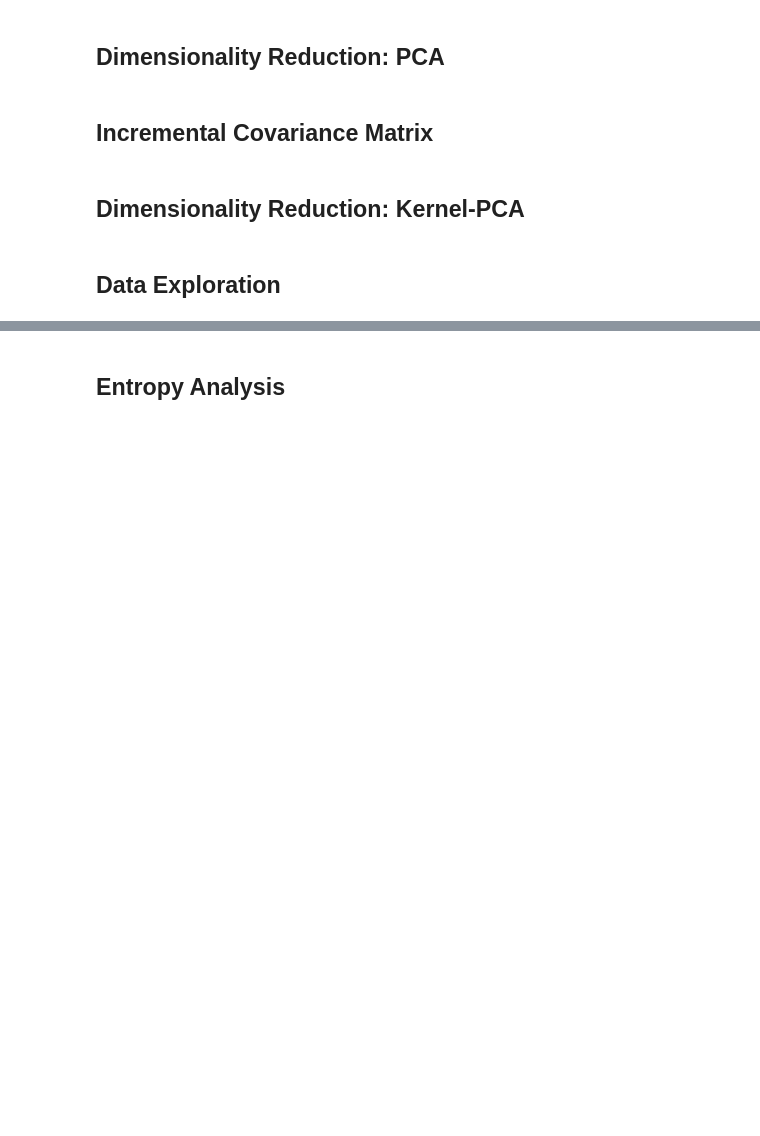
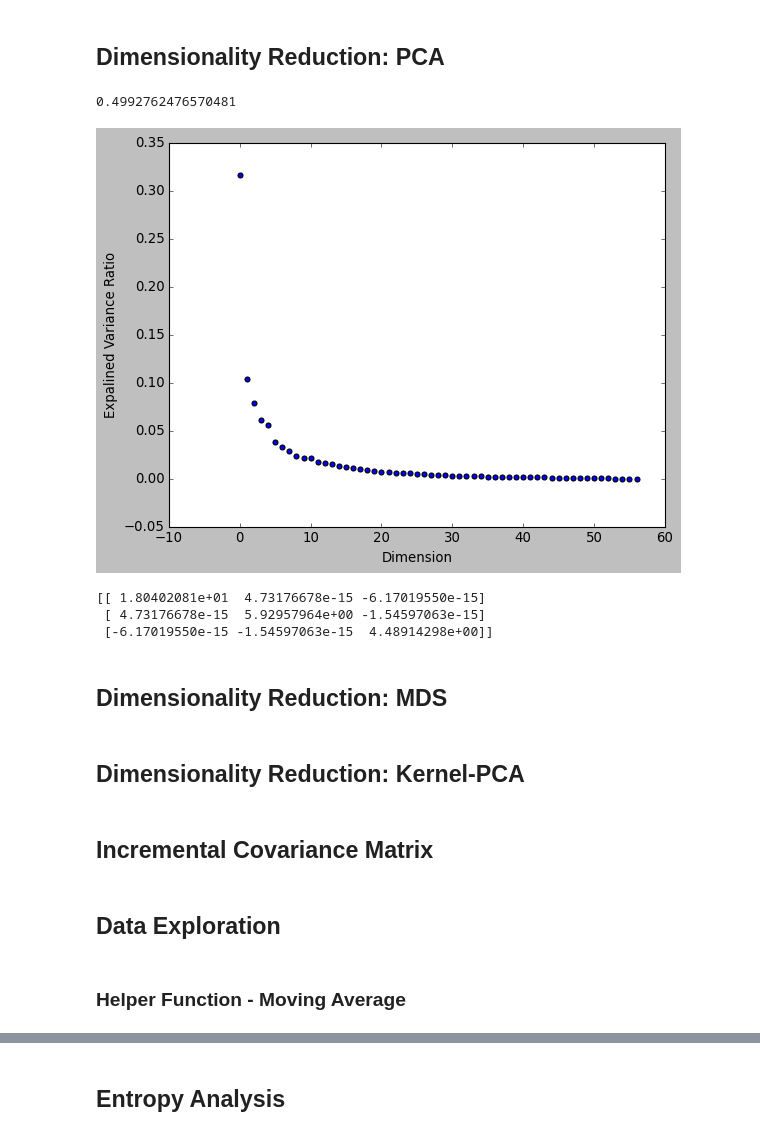
Before and after one commit to laporastrelli/Final_Year_Project, a Jupyter notebook: traj_processing_BIG_DATA.ipynb, the cells around one changed output, grey strips where cells are left out. Saved outputs shown, nothing was run; the diff lists cells and outputs as text; code cells hidden in the pictures; blank space fills up the shorter version.

```diff
--- a/traj_processing_BIG_DATA.ipynb
+++ b/traj_processing_BIG_DATA.ipynb
@@ -108,17 +112,25 @@ plt.plot(x1, m*x1 + b)
 # %%
 # inspecting inter-dimensional variance with PCA
 pca = PCA()
 pca.fit(all_trajectories)
 
-plt.scatter(np.arange(sampled_trajectories.shape[1]), pca.explained_variance_ratio_)
+plt.scatter(np.arange(all_trajectories.shape[1]), pca.explained_variance_ratio_)
 print(sum(pca.explained_variance_ratio_[0:3]))
 plt.ylabel('Expalined Variance Ratio')
 plt.xlabel('Dimension')
 plt.show()
 
 # reduce data according to explained variance values using linear PCA
 pca = PCA(n_components=3)
-reduced_traj = pca.fit_transform(sampled_trajectories)
+reduced_traj = pca.fit_transform(all_trajectories)
 reduced_traj.shape
 
 print(np.cov(np.transpose(reduced_traj)))
+# %% [output]
+0.4992762476570481
+[figure, added]
+[[ 1.80402081e+01  4.73176678e-15 -6.17019550e-15]
+ [ 4.73176678e-15  5.92957964e+00 -1.54597063e-15]
+ [-6.17019550e-15 -1.54597063e-15  4.48914298e+00]]
+# %% [markdown]
+## Dimensionality Reduction: MDS
@@ -124,0 +143,2 @@ print(np.cov(np.transpose(reduced_traj)))
+# %% [markdown]
+## Dimensionality Reduction: Kernel-PCA
@@ -154,5 +178,3 @@ for i, time_bin in enumerate(trajectories):
                     cov_init[k,j] = cov_init[j,k]
 
             n_init = n_init+1
-# %% [markdown]
-## Dimensionality Reduction: Kernel-PCA
@@ -163,2 +181,4 @@ reduced_traj_k.shape
 # %% [markdown]
 ## Data Exploration
+# %% [markdown]
+### Helper Function - Moving Average
```
Also changed, not shown: parts of 19 cells of this notebook, 1 other file.
